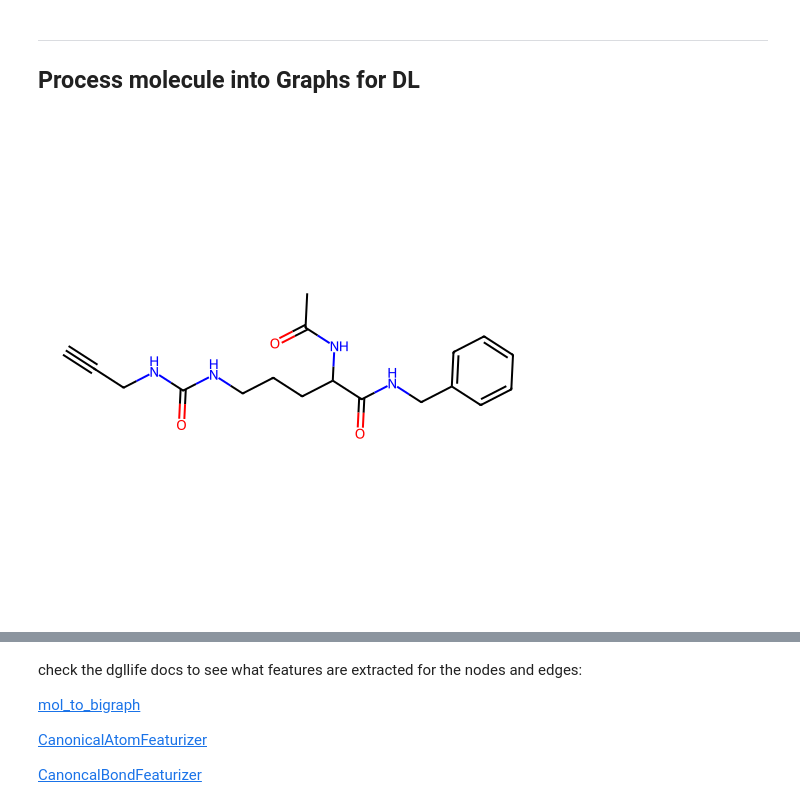
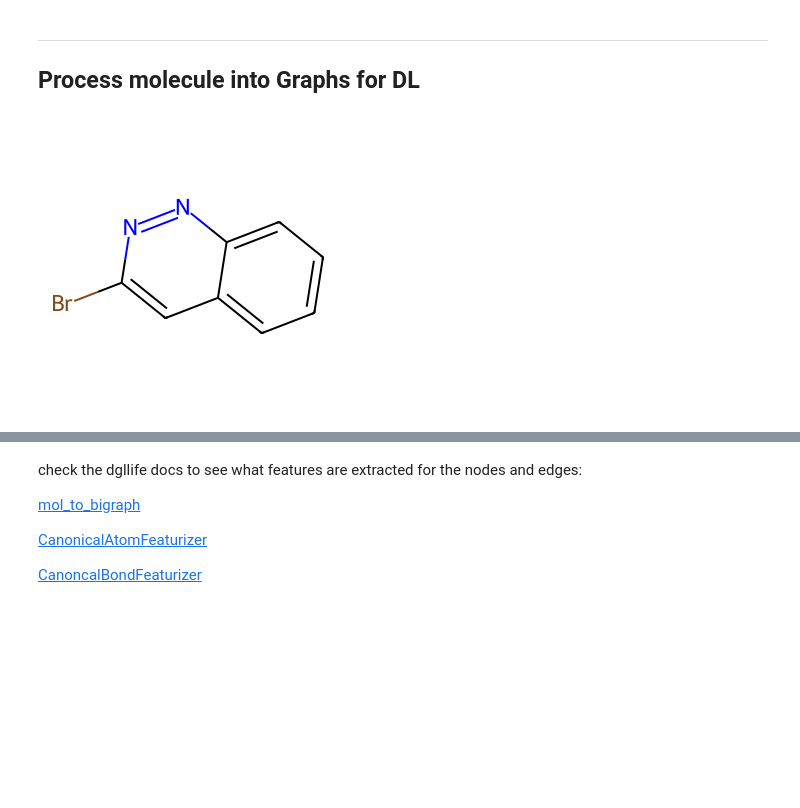
Before and after one commit to tehrle/ADL_Lipophilicity_Prediction, a Jupyter notebook: notebooks/molecule_graph_test.ipynb, the cells around one changed output, grey strips where cells are left out. Cells and saved outputs as stored; diff of their text form; code cells hidden in the pictures; blank space fills up the shorter version.

```diff
--- a/notebooks/molecule_graph_test.ipynb
+++ b/notebooks/molecule_graph_test.ipynb
@@ -84,14 +83,14 @@ logP_list = logP_df['logP'].tolist()    # extract logP values
 mol_list = [Chem.MolFromSmiles(smiles) for smiles in smiles_list]   # convert smiles into mol objects (RDKit)
 # %%
 # extract mol-object to demonstrate the workflow
-index= 100 # comments below refer to molecule with index 20!
+index= 20 # comments below refer to molecule with index 20!
 
 dummy_mol = mol_list[index]
 dummy_smiles = smiles_list[index]
 
 dummy_mol
 # %% [output]
-[figure, old version]
+[figure, new version]
 # %%
 # explicitly add protons to mol-object (we may want to do this in order to get them as nodes in our graphs)
 dummy_mol_protons = AddHs(dummy_mol)
```
Also changed, not shown: parts of 6 cells of this notebook.
